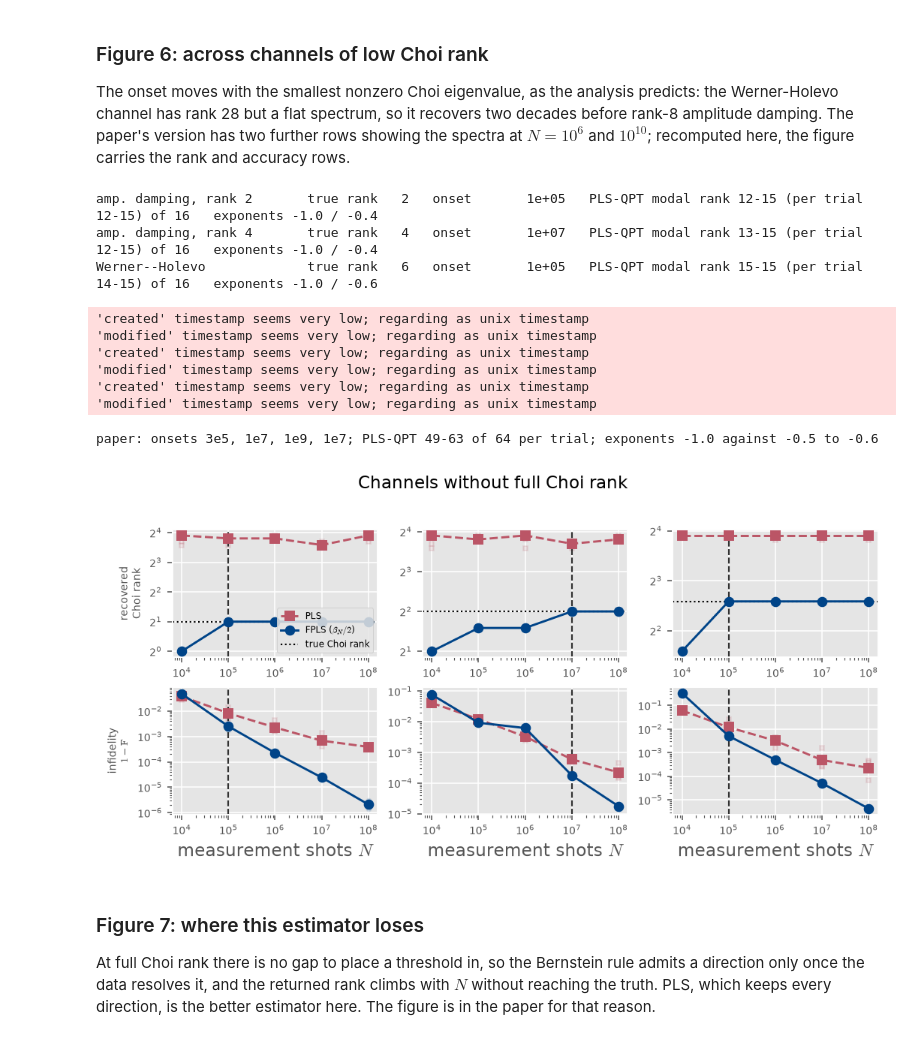
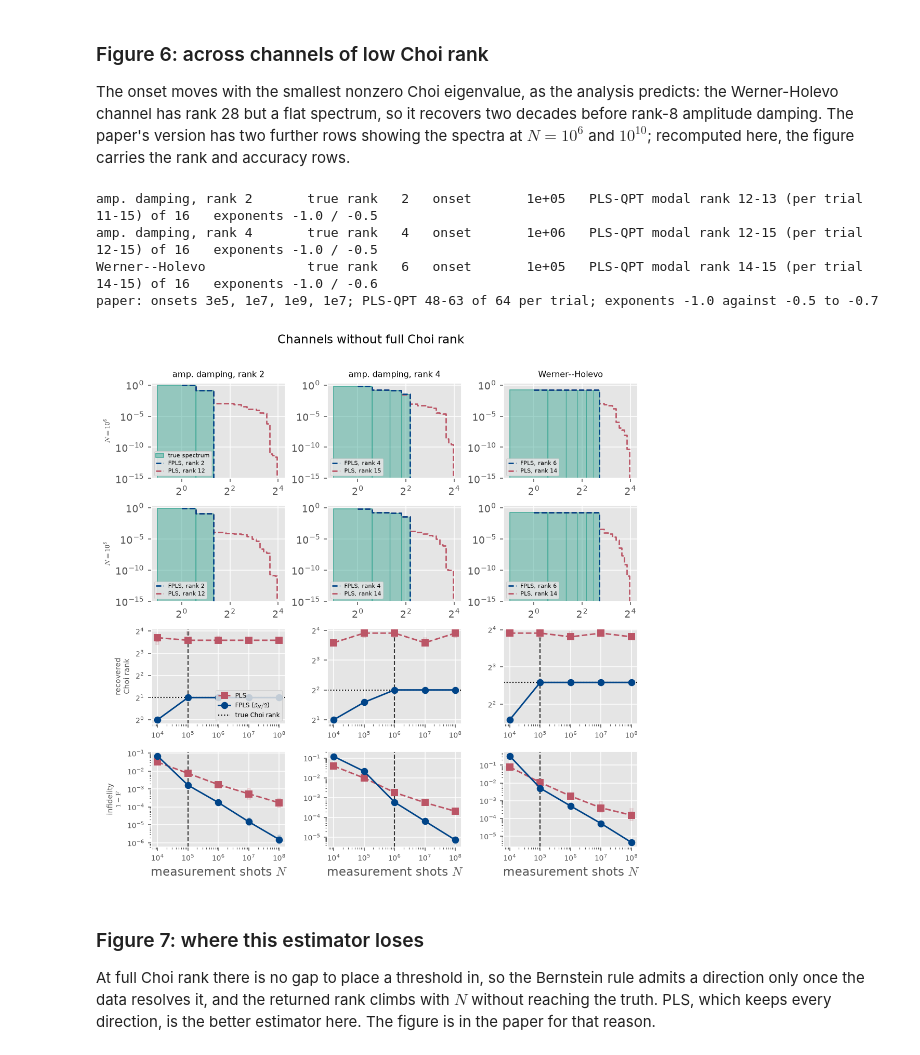
Before and after one commit to afhamash/fidelity_QPT, a Jupyter notebook: fpls_notebook.ipynb, the cells around one changed output. Saved outputs shown, nothing was run; the diff lists cells and outputs as text; code cells hidden in the pictures.

```diff
--- a/fpls_notebook.ipynb
+++ b/fpls_notebook.ipynb
@@ -330,31 +381,36 @@ recovers two decades before rank-8 amplitude damping. The paper's version has
 two further rows showing the spectra at $N = 10^6$ and $10^{10}$; recomputed
 here, the figure carries the rank and accuracy rows.
 # %%
-# ---- parameters -------------------------------------------------------------
-NQ       = 2                # d_AB = 4^NQ.                        PAPER: 3  (d_AB = 64)
-SHOTS    = [1e4, 1e5, 1e6, 1e7, 1e8]   #                          PAPER: PAPER_SHOTS
-TRIALS   = 3                #                                     PAPER: 10
-SEED     = 20260817         #                                     PAPER: 20260817
+# ---- parameters (reduced: seconds) ------------------------------------------
+NQ       = 2                    # d_AB = 4^NQ
+SHOTS    = [1e4, 1e5, 1e6, 1e7, 1e8]
+TRIALS   = 3
+SEED     = 20260817
+SPECTRA  = (1e6, 1e8)           # shot counts of the two spectra rows
 CHANNELS = (("amp_damping_r1", "amp. damping, rank 2"),
             ("amp_damping_r2", "amp. damping, rank 4"),
             ("werner_holevo",  "Werner--Holevo"))
-# PAPER FIGURE: NQ=3, four columns -- amplitude damping on 1, 2 and 3 qubits
-#               (Choi ranks 2, 4, 8) and Werner-Holevo (rank 28)
+
+# ---- paper parameters (about 20 s): uncomment, and comment out the block above ---
+# NQ       = 3                  # d_AB = 64
+# SHOTS    = PAPER_SHOTS        # twelve shot counts, 1e4 .. 1e10
+# TRIALS   = 10
+# SEED     = 20260817
+# SPECTRA  = (1e6, 1e10)
+# CHANNELS = (("amp_damping_r1", "amp. damping, rank 2"),
+#             ("amp_damping_r2", "amp. damping, rank 4"),
+#             ("amp_damping_r3", "amp. damping, rank 8"),
+#             ("werner_holevo",  "Werner--Holevo, rank 28"))
 # -----------------------------------------------------------------------------
-data = sweep_robustness(CHANNELS, nq=NQ, shots=SHOTS, trials=TRIALS, seed=SEED)
+data = sweep_robustness(CHANNELS, nq=NQ, shots=SHOTS, trials=TRIALS, seed=SEED,
+                        spectra_at=SPECTRA)
 fig_channel_robustness(data=data);
 # %% [output]
-amp. damping, rank 2       true rank   2   onset       1e+05   PLS-QPT modal rank 12-15 (per trial 12-15) of 16   exponents -1.0 / -0.4
-amp. damping, rank 4       true rank   4   onset       1e+07   PLS-QPT modal rank 13-15 (per trial 12-15) of 16   exponents -1.0 / -0.4
-Werner--Holevo             true rank   6   onset       1e+05   PLS-QPT modal rank 15-15 (per trial 14-15) of 16   exponents -1.0 / -0.6
+amp. damping, rank 2       true rank   2   onset       1e+05   PLS-QPT modal rank 12-13 (per trial 11-15) of 16   exponents -1.0 / -0.5
+amp. damping, rank 4       true rank   4   onset       1e+06   PLS-QPT modal rank 12-15 (per trial 12-15) of 16   exponents -1.0 / -0.5
+Werner--Holevo             true rank   6   onset       1e+05   PLS-QPT modal rank 14-15 (per trial 14-15) of 16   exponents -1.0 / -0.6
+paper: onsets 3e5, 1e7, 1e9, 1e7; PLS-QPT 48-63 of 64 per trial; exponents -1.0 against -0.5 to -0.7
-'created' timestamp seems very low; regarding as unix timestamp
-'modified' timestamp seems very low; regarding as unix timestamp
-'created' timestamp seems very low; regarding as unix timestamp
-'modified' timestamp seems very low; regarding as unix timestamp
-'created' timestamp seems very low; regarding as unix timestamp
-'modified' timestamp seems very low; regarding as unix timestamp
-paper: onsets 3e5, 1e7, 1e9, 1e7; PLS-QPT 49-63 of 64 per trial; exponents -1.0 against -0.5 to -0.6
-[figure, old version]
+[figure, new version]
 # %% [markdown]
 ### Figure 7: where this estimator loses
 
```
Also changed, not shown: parts of 24 cells of this notebook, 35 other files.
